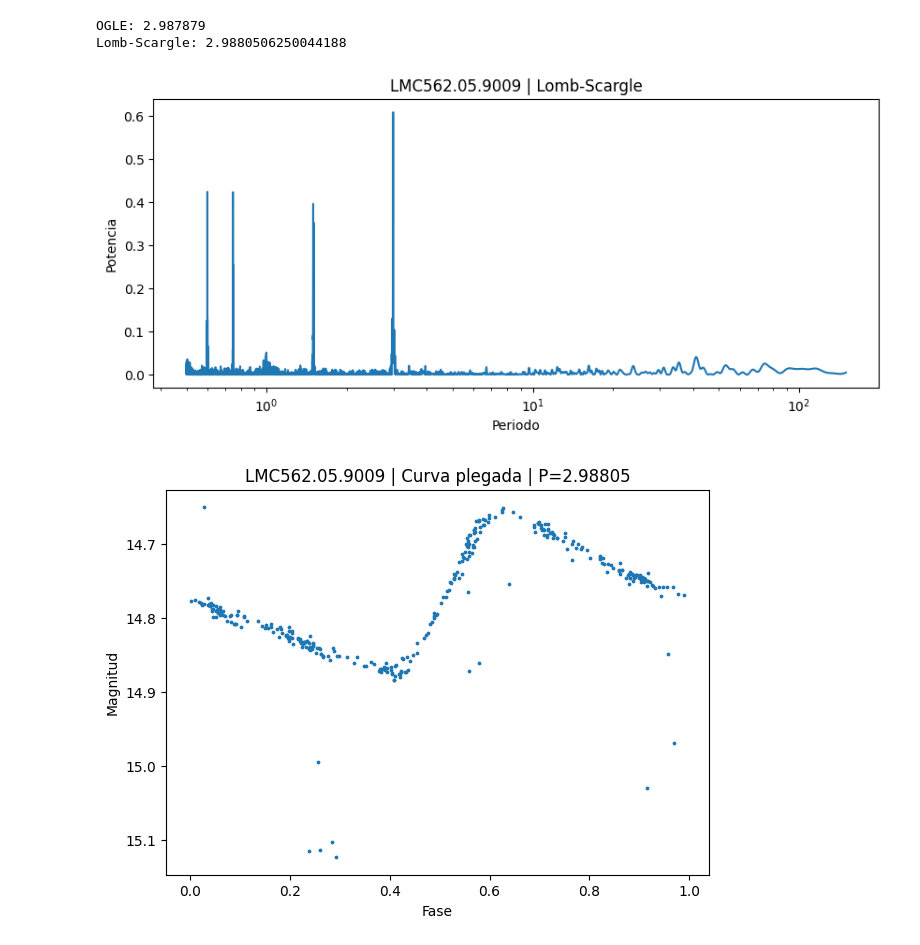
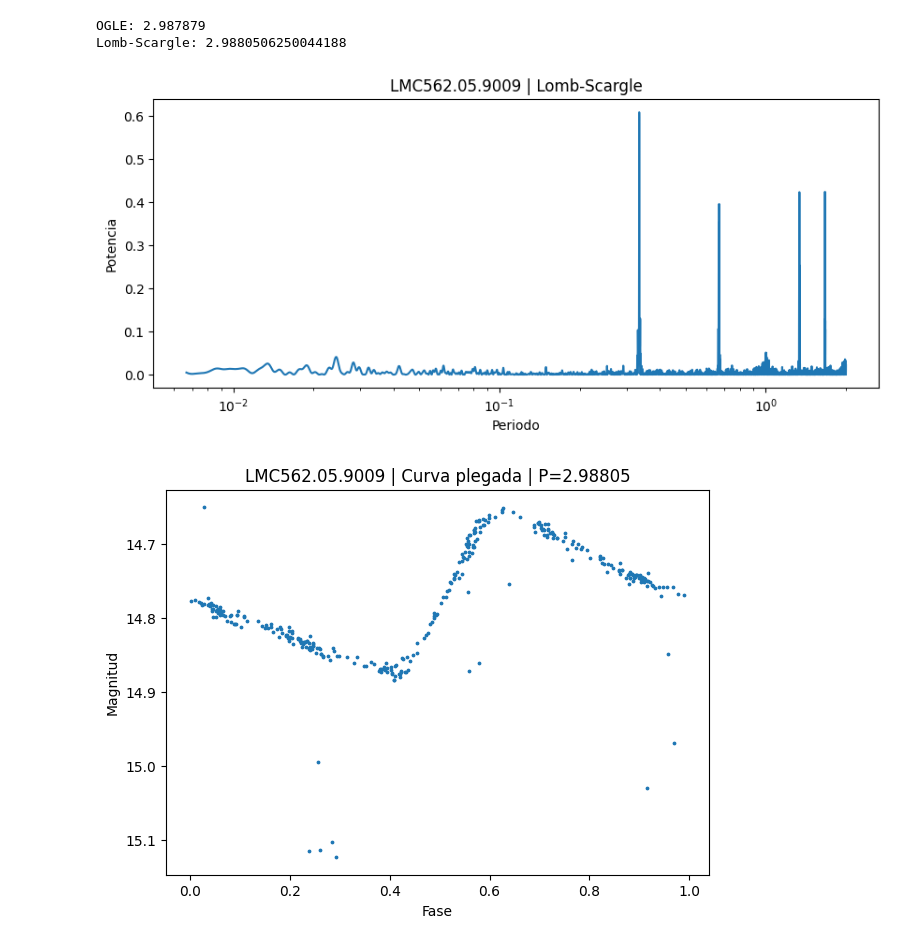
Before and after one commit to Brunelleschk1/Personal-projects, a Jupyter notebook: Proyectos de Astronomía/Laboratorio Final/ehhhh.ipynb, the cells around one changed output. Saved outputs shown, nothing was run; the diff lists cells and outputs as text; code cells hidden in the pictures.

```diff
--- a/Proyectos de Astronomía/Laboratorio Final/ehhhh.ipynb
+++ b/Proyectos de Astronomía/Laboratorio Final/ehhhh.ipynb
@@ -377,7 +379,13 @@ plt.show()
 # %% [output]
 [figure]
 # %%
-period_ls, freq, power = lomb_scargle_period(t,mag,star_type=star["Tipo"],subtype=star["Subtipo"])
+period_ls, period_grid, power = lomb_scargle_period(
+    t,
+    mag,
+    star_type=star["Tipo"],
+    subtype=star["Subtipo"]
+)
+
 print("OGLE:", star["Periodo"])
 print("Lomb-Scargle:", period_ls)
 # %% [output]
@@ -385,14 +393,14 @@ OGLE: 2.987879
 Lomb-Scargle: 2.9880506250044188
 # %%
 plt.figure(figsize=(10,4))
-plt.plot(1/freq, power)
+plt.plot(period_grid, power)
 plt.xlabel("Periodo")
 plt.ylabel("Potencia")
 plt.xscale("log")
 plt.title(f"{star['ID']} | Lomb-Scargle")
 plt.show()
 # %% [output]
-[figure, old version]
+[figure, new version]
 # %%
 def phase_fold(t, period):
     phase = (t % period) / period
```
Also changed, not shown: parts of 12 cells of this notebook.
